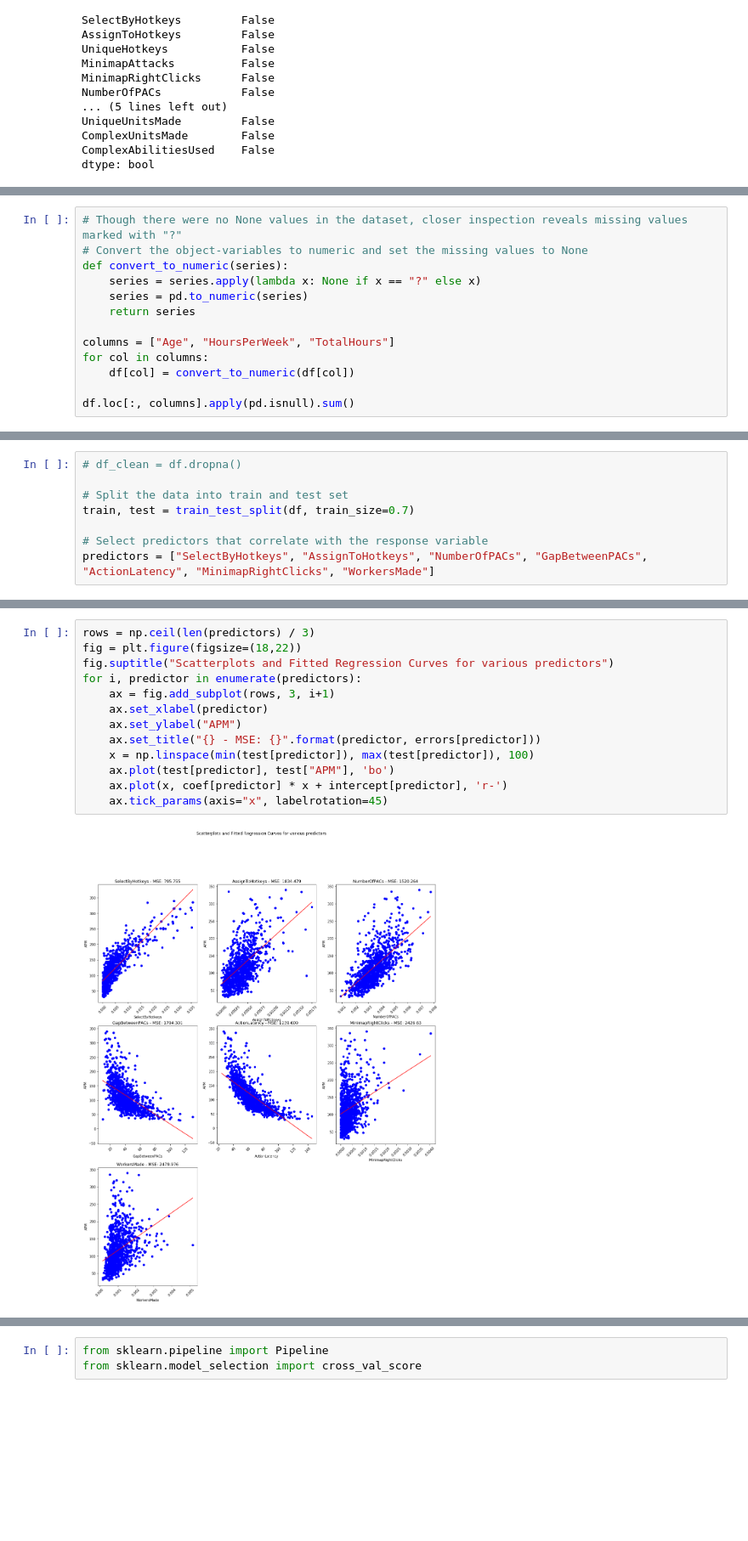
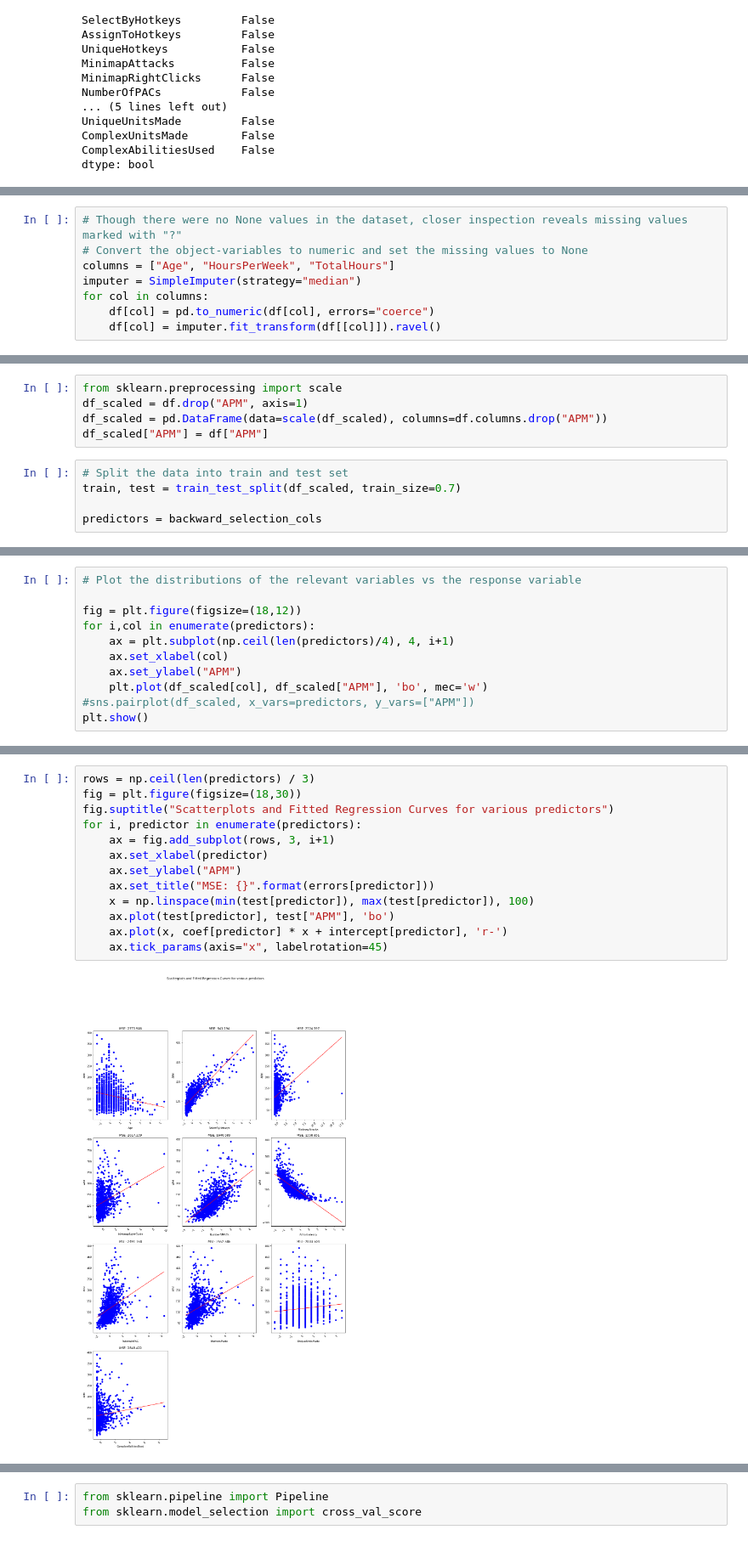
Before and after one commit to GreenSnabl/robotics_ml, a Jupyter notebook: ml_course_en/assignments/Assignment 02a_Linear_regression_regul_poly.ipynb, the cells around one changed output, grey strips where cells are left out. Shown at 85% size. Cells and saved outputs as stored; diff of their text form; blank space fills up the shorter version.

```diff
--- a/ml_course_en/assignments/Assignment 02a_Linear_regression_regul_poly.ipynb
+++ b/ml_course_en/assignments/Assignment 02a_Linear_regression_regul_poly.ipynb
@@ -100,13 +102,8 @@ memory usage: 530.6+ KB
 # %%
 # Though there were no None values in the dataset, closer inspection reveals missing values marked with "?"
 # Convert the object-variables to numeric and set the missing values to None
-def convert_to_numeric(series):
-    series = series.apply(lambda x: None if x == "?" else x)
-    series = pd.to_numeric(series)
-    return series
-
 columns = ["Age", "HoursPerWeek", "TotalHours"]
+imputer = SimpleImputer(strategy="median")
 for col in columns:
-    df[col] = convert_to_numeric(df[col])
-
-df.loc[:, columns].apply(pd.isnull).sum()
+    df[col] = pd.to_numeric(df[col], errors="coerce")
+    df[col] = imputer.fit_transform(df[[col]]).ravel()
@@ -142,8 +192,10 @@ Name: APM, dtype: float64
+# %%
+from sklearn.preprocessing import scale
+df_scaled = df.drop("APM", axis=1)
+df_scaled = pd.DataFrame(data=scale(df_scaled), columns=df.columns.drop("APM"))
+df_scaled["APM"] = df["APM"]
 # %%
-# df_clean = df.dropna()
+# Split the data into train and test set
+train, test = train_test_split(df_scaled, train_size=0.7)
 
-# Split the data into train and test set
-train, test = train_test_split(df, train_size=0.7)
-
-# Select predictors that correlate with the response variable
-predictors = ["SelectByHotkeys", "AssignToHotkeys", "NumberOfPACs", "GapBetweenPACs", "ActionLatency", "MinimapRightClicks", "WorkersMade"]
+predictors = backward_selection_cols
@@ -157,0 +202,11 @@ plt.show()
+# %%
+# Plot the distributions of the relevant variables vs the response variable
+
+fig = plt.figure(figsize=(18,12))
+for i,col in enumerate(predictors):
+    ax = plt.subplot(np.ceil(len(predictors)/4), 4, i+1)
+    ax.set_xlabel(col)
+    ax.set_ylabel("APM")
+    plt.plot(df_scaled[col], df_scaled["APM"], 'bo', mec='w')
+#sns.pairplot(df_scaled, x_vars=predictors, y_vars=["APM"])
+plt.show()
@@ -182,15 +249,15 @@ Name: RMSE, dtype: float64
 # %%
 rows = np.ceil(len(predictors) / 3)
-fig = plt.figure(figsize=(18,22))
+fig = plt.figure(figsize=(18,30))
 fig.suptitle("Scatterplots and Fitted Regression Curves for various predictors")
 for i, predictor in enumerate(predictors):
     ax = fig.add_subplot(rows, 3, i+1)
     ax.set_xlabel(predictor)
     ax.set_ylabel("APM")
-    ax.set_title("{} - MSE: {}".format(predictor, errors[predictor]))
+    ax.set_title("MSE: {}".format(errors[predictor]))
     x = np.linspace(min(test[predictor]), max(test[predictor]), 100)
     ax.plot(test[predictor], test["APM"], 'bo')
     ax.plot(x, coef[predictor] * x + intercept[predictor], 'r-')
     ax.tick_params(axis="x", labelrotation=45)
 # %% [output]
-[figure, old version]
+[figure, new version]
```
Also changed, not shown: parts of 40 cells of this notebook, 3 other files.
